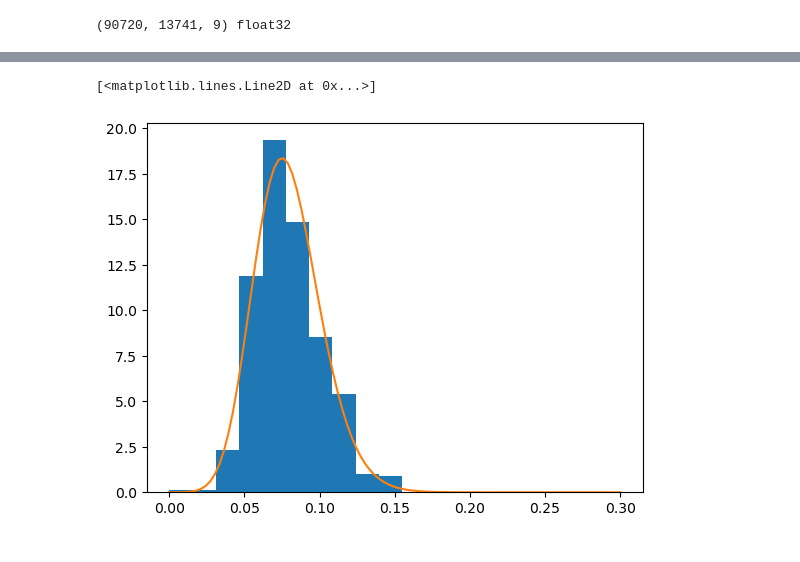
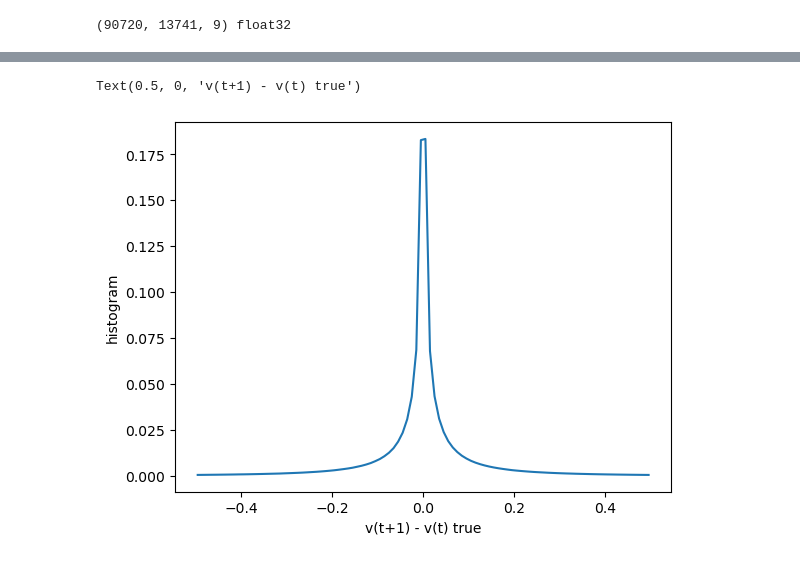
Before and after one commit to saalfeldlab/NeuralGraph, a Jupyter notebook: src/NeuralGraph/notebooks/latent_space.ipynb, the cells around one changed output, grey strips where cells are left out. Drawn from its saved outputs; the diff is of its cells as text; code cells hidden in the pictures.

```diff
--- a/src/NeuralGraph/notebooks/latent_space.ipynb
+++ b/src/NeuralGraph/notebooks/latent_space.ipynb
@@ -427,8 +485,6 @@ Text(0.5, 0, 'Time')
-# %%
-params = scipy.stats.lognorm.fit(rms_shuffle)
-plt.hist(rms_shuffle, density=True)
-plt.plot(np.linspace(0, 0.3, 100), scipy.stats.lognorm.pdf(np.linspace(0, 0.3, 100), *params))
-# pass
-# %% [output]
-[<matplotlib.lines.Line2D at 0x...>]
-[figure, removed]
+# %%
+proj1 = evolver(proj)
+recon1 = decoder(proj1).detach().cpu().numpy()
+dx_true = val_mat[1:] - val_mat[:-1]
+dx_pred = recon1[:-1] - val_mat[:-1]
+err = dx_pred - dx_true
@@ -434,0 +502,12 @@ plt.plot(np.linspace(0, 0.3, 100), scipy.stats.lognorm.pdf(np.linspace(0, 0.3, 1
+# %%
+bins = np.linspace(-0.5, 0.5, 101)
+mps = 0.5*(bins[1:] + bins[:-1])
+den, _ = np.histogram(dx_true, bins=bins)
+num, _ = np.histogram(dx_true, bins=bins, weights=np.abs(err))
+# %%
+plt.plot(mps, den / den.sum())
+plt.ylabel("histogram")
+plt.xlabel("v(t+1) - v(t) true")
+# %% [output]
+Text(0.5, 0, 'v(t+1) - v(t) true')
+[figure, added]
```
Also changed, not shown: parts of 17 cells of this notebook, 5 other files.
